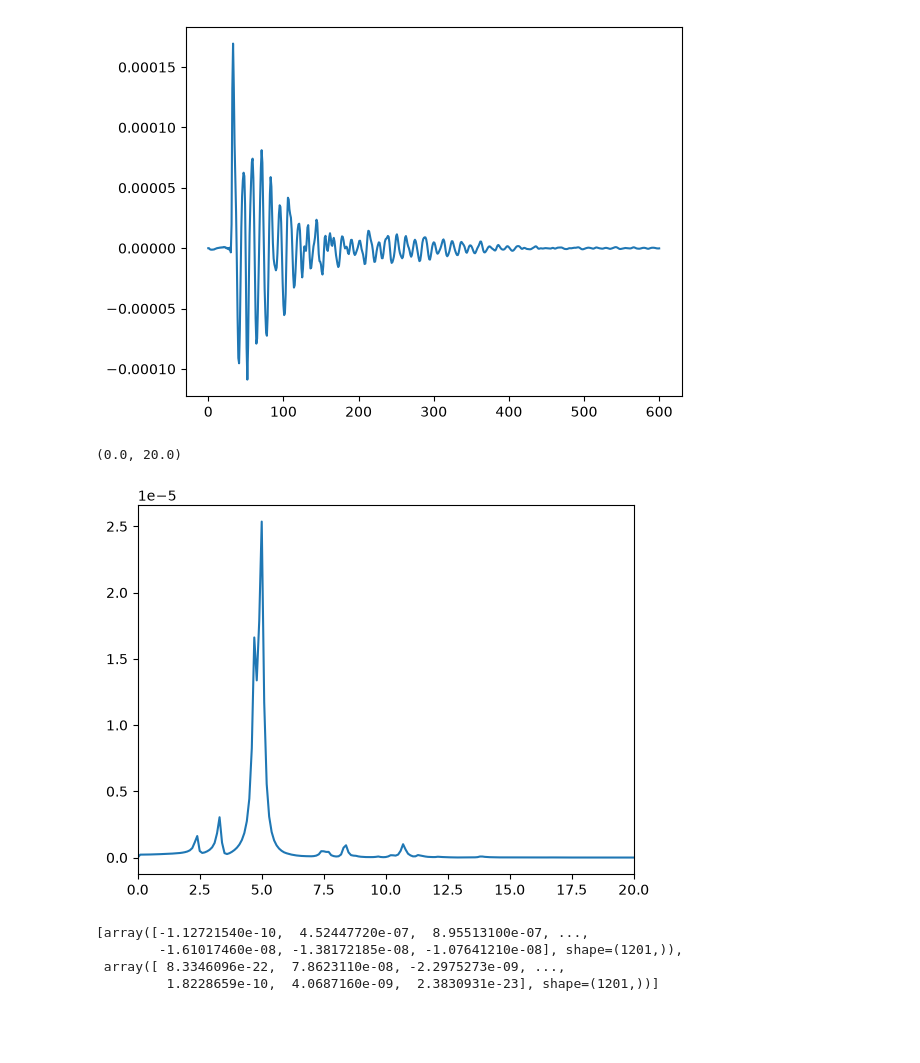
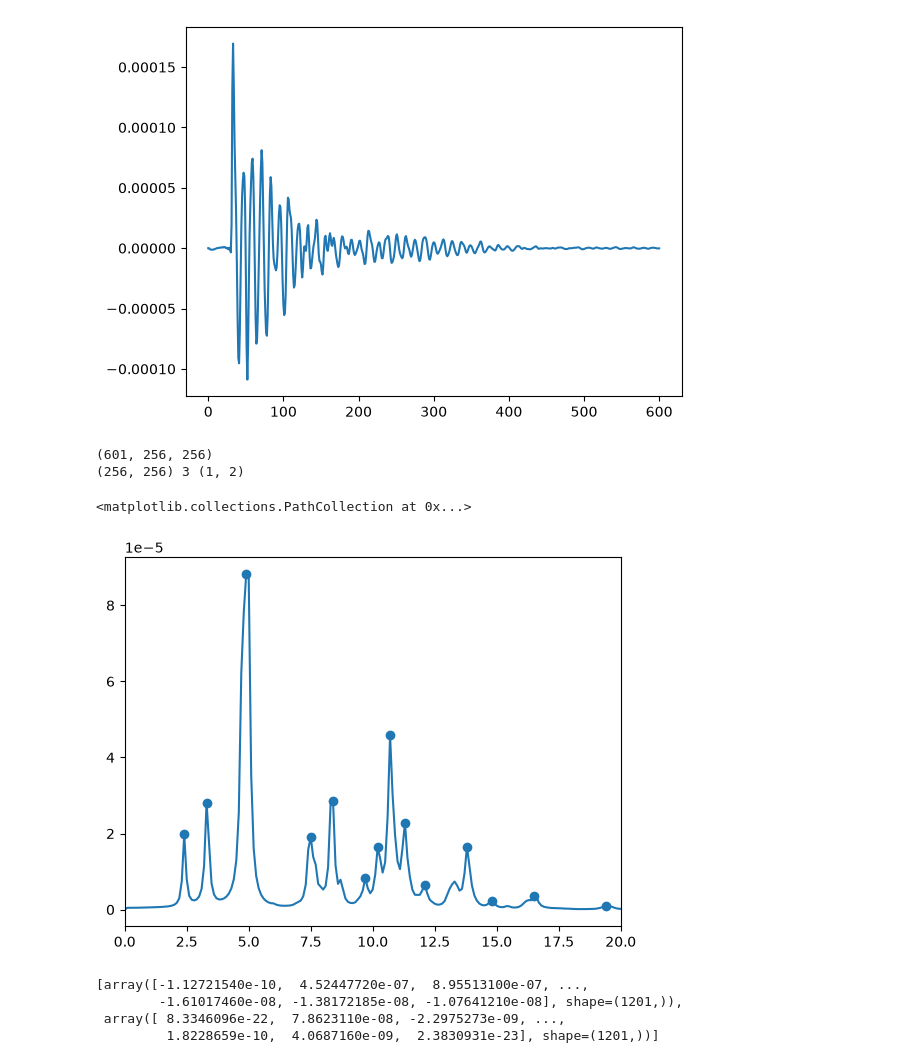
Before and after one commit to Weaser15/maglab, a Jupyter notebook: notebooks/ringdown.ipynb, the cells around one changed output. Cells and saved outputs as stored; diff of their text form; code cells hidden in the pictures; blank space fills up the shorter version.

```diff
--- a/notebooks/ringdown.ipynb
+++ b/notebooks/ringdown.ipynb
@@ -29,16 +29,24 @@ Gaussian2D = np.exp(-(KX_DoS**2 + KY_DoS**2) / (2 * sigma_k**2))
 filt = Gaussian2D
 arr = arr[:, 0, :, :, 0]
 
-arr = rd.calc_masked_wavevector_spectrum(arr, filt=filt, s_axes=(1, 2))
+print(arr.shape)
+arr = rd.filter_k(arr, mask=filt, axes=(1, 2))
 # %% [output]
 [figure]
+(601, 256, 256)
+(256, 256) 3 (1, 2)
+# %%
+dirpath = r"C:\Users\qqhx82\OneDrive - Durham University\PhD Files\Simulations\2026-09-18 ASI Test\E3_256_m200_exct_nomask_test.out"
+arr = l_rd.load_spec_array(dirpath)
 # %%
-bls = rd.calc_incoherent(arr)
+bls = rd.incoherent_power(arr)
 plt.plot(f/1e9, bls)
 plt.xlim(0, 20)
+idx = rd.detect_modes(bls, 4)
+plt.scatter(f[idx+1]/1e9, bls[idx+1])
 # %% [output]
-(0.0, 20.0)
+<matplotlib.collections.PathCollection at 0x...>
-[figure, old version]
+[figure, new version]
 # %%
 TABLE_PATH = Path(r"C:\Users\qqhx82\OneDrive - Durham University\PhD Files\Simulations\2026-09-18 ASI Test\E3_256_m200_exct.out") / "table.txt"
 table = mx3.read_table(TABLE_PATH)
```
Also changed, not shown: parts of 2 cells of this notebook, 2 other files.
